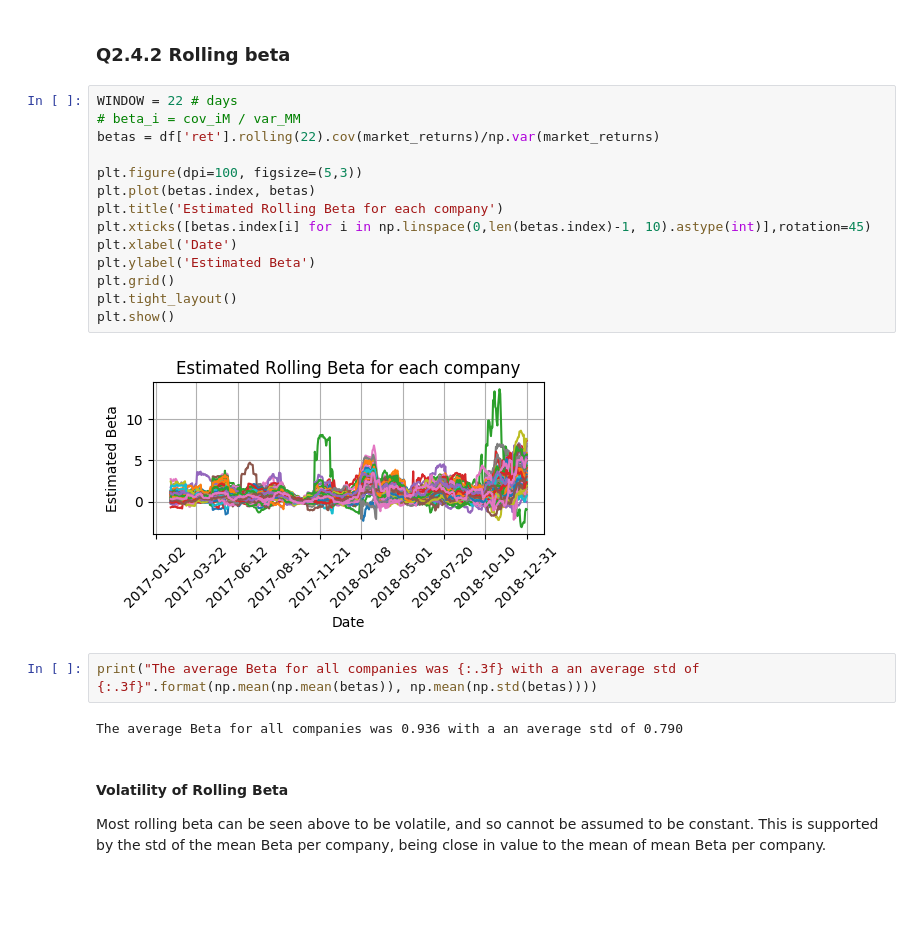
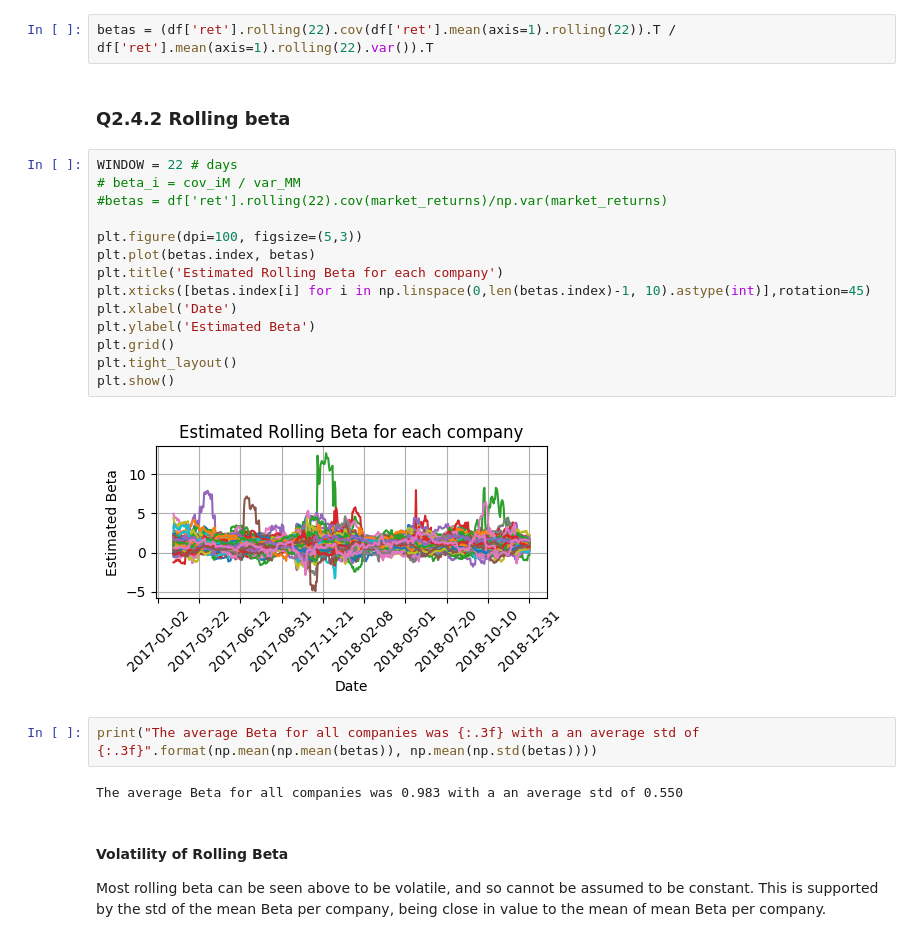
Before and after one commit to mahudu97/FSP, a Jupyter notebook: src/CW.ipynb, the cells around one changed output. Saved outputs shown, nothing was run; the diff lists cells and outputs as text; blank space fills up the shorter version.

Commit message:
Q2 rolling beta

```diff
--- a/src/CW.ipynb
+++ b/src/CW.ipynb
@@ -733,28 +733,30 @@ plt.show()
 print("The average market return was {:.7f}% with a std of {:.5f}%".format(np.mean(market_returns), np.std(market_returns)))
 # %% [output]
 The average market return was 0.0000460% with a std of 0.00658%
+# %%
+betas = (df['ret'].rolling(22).cov(df['ret'].mean(axis=1).rolling(22)).T / df['ret'].mean(axis=1).rolling(22).var()).T
 # %% [markdown]
 ### Q2.4.2 Rolling beta
 # %%
 WINDOW = 22 # days
 # beta_i = cov_iM / var_MM
-betas = df['ret'].rolling(22).cov(market_returns)/np.var(market_returns)
+#betas = df['ret'].rolling(22).cov(market_returns)/np.var(market_returns)
 
 plt.figure(dpi=100, figsize=(5,3))
 plt.plot(betas.index, betas)
 plt.title('Estimated Rolling Beta for each company')
 plt.xticks([betas.index[i] for i in np.linspace(0,len(betas.index)-1, 10).astype(int)],rotation=45)
 plt.xlabel('Date')
 plt.ylabel('Estimated Beta')
 plt.grid()
 plt.tight_layout()
 plt.show()
 # %% [output]
-[figure, old version]
+[figure, new version]
 # %%
 print("The average Beta for all companies was {:.3f} with a an average std of {:.3f}".format(np.mean(np.mean(betas)), np.mean(np.std(betas))))
 # %% [output]
-The average Beta for all companies was 0.936 with a an average std of 0.790
+The average Beta for all companies was 0.983 with a an average std of 0.550
 # %% [markdown]
 #### Volatility of Rolling Beta
 
```
Also changed, not shown: parts of 10 cells of this notebook.
